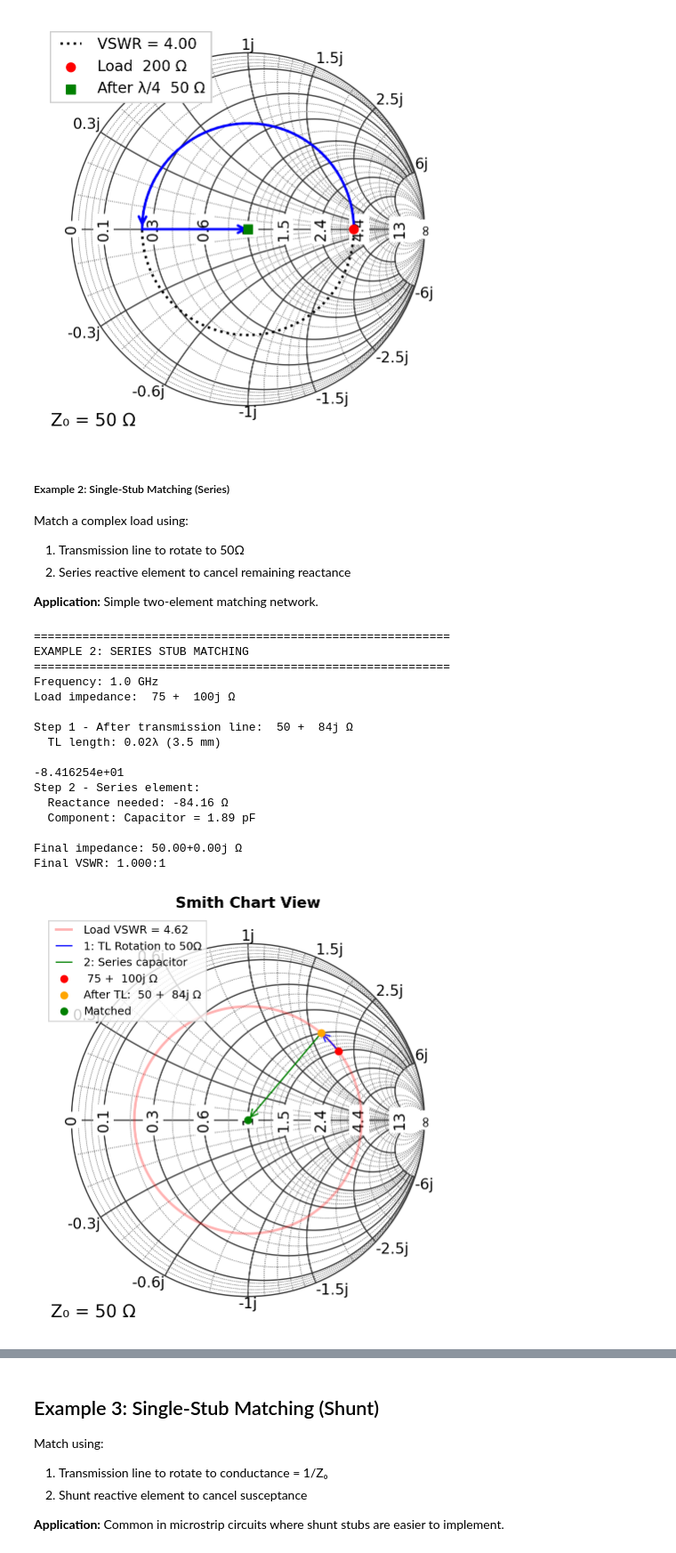
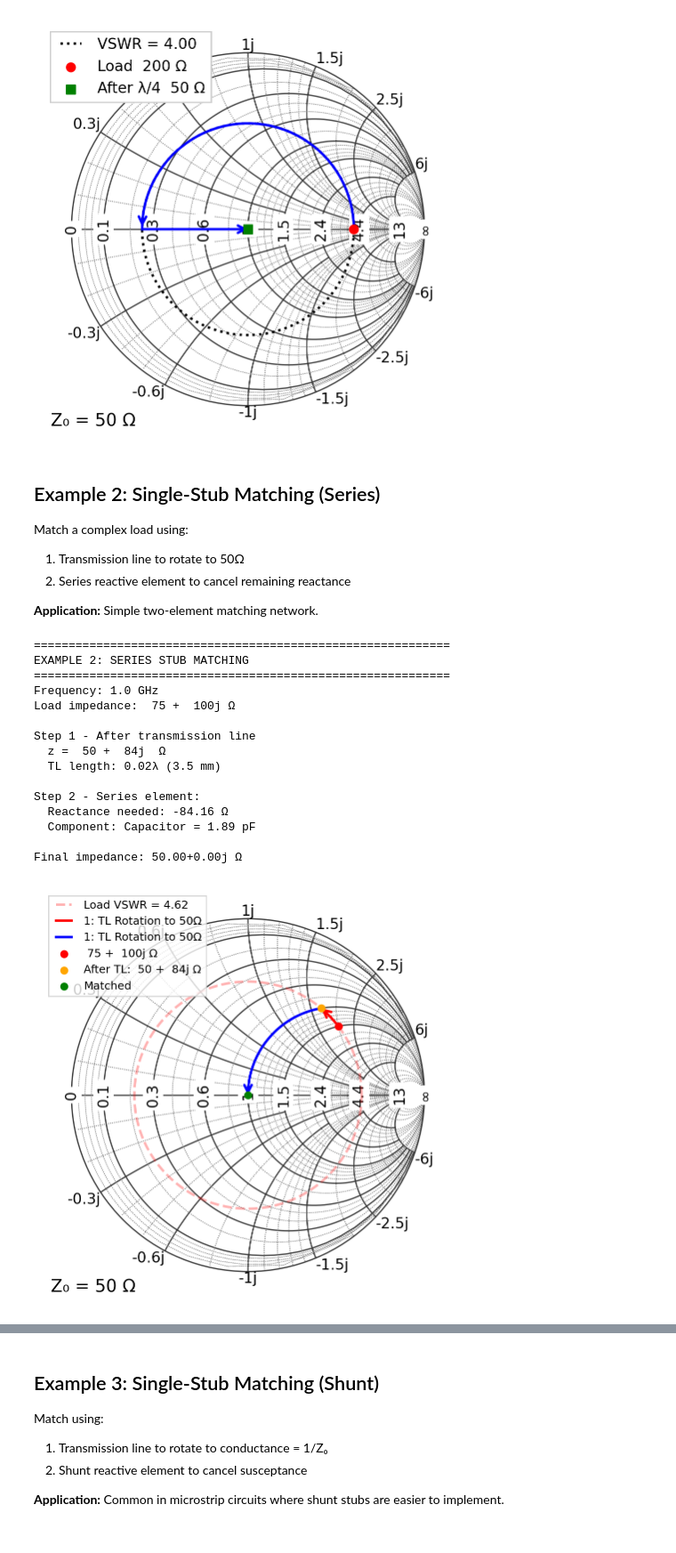
Before and after one commit to scottprahl/pysmithchart, a Jupyter notebook: docs/07_impedance_matching.ipynb, the cells around one changed output, grey strips where cells are left out. Shown at 89% size. Saved outputs shown, nothing was run; the diff lists cells and outputs as text; code cells hidden in the pictures.

```diff
--- a/docs/07_impedance_matching.ipynb
+++ b/docs/07_impedance_matching.ipynb
@@ -133,7 +136,7 @@ plt.show()
 # %% [output]
 [figure]
 # %% [markdown]
-##### Example 2: Single-Stub Matching (Series)
+## Example 2: Single-Stub Matching (Series)
 
 Match a complex load using:
 1. Transmission line to rotate to 50Ω
@@ -143,6 +146,7 @@ Match a complex load using:
 # %%
 Z0 = 50
 Z_load = 75 + 100j  # Complex load
+z_load = Z_load / Z0
 
 print("=" * 60)
 print("EXAMPLE 2: SERIES STUB MATCHING")
@@ -152,15 +156,17 @@ print(f"Load impedance: %s Ω" % cs(Z_load))
 print()
 
 # Step 1: Rotate to real axis
-Z_after_tl = rotate_Z_toward_real(Z_load, Z0, solution="closer")
-print(f"Step 1 - After transmission line: %s Ω" % cs(Z_after_tl, 0))
+z_after_tl = rotate_z_toward_resistance(z_load, 1, solution="closer")
+Z_after_tl = z_after_tl * Z0
 
 # Calculate TL length
-gamma_load = (Z_load / Z0 - 1) / (Z_load / Z0 + 1)
-gamma_tl = (Z_after_tl / Z0 - 1) / (Z_after_tl / Z0 + 1)
+gamma_load = (z_load - 1) / (z_load + 1)
+gamma_tl = (z_after_tl - 1) / (z_after_tl + 1)
 angle_diff = np.angle(gamma_tl) - np.angle(gamma_load)
 wavelength_tl = (angle_diff / (4 * np.pi)) % 1
 length_tl_mm = wavelength_tl * lambda_m * 1000
+print(f"Step 1 - After transmission line")
+print(f"  z = %s  Ω" % cs(Z_after_tl, 0))
 print(f"  TL length: {wavelength_tl:.2f}λ ({length_tl_mm:.1f} mm)")
 print()
 
@@ -176,9 +182,8 @@ print()
 
 # Final impedance
 Z_final = Z_after_tl.real + 1j * (Z_after_tl.imag + X_series)
+z_final = Z_final / Z0
 print(f"Final impedance: {Z_final:.2f} Ω")
-vswr_final = utils.calc_vswr(Z0, Z_final)
-print(f"Final VSWR: {vswr_final:.3f}:1")
 # %% [output]
 ============================================================
 EXAMPLE 2: SERIES STUB MATCHING
@@ -186,34 +191,35 @@ EXAMPLE 2: SERIES STUB MATCHING
 Frequency: 1.0 GHz
 Load impedance:  75 +  100j Ω
 
-Step 1 - After transmission line:  50 +  84j Ω
+Step 1 - After transmission line
+  z =  50 +  84j  Ω
   TL length: 0.02λ (3.5 mm)
 
--8.416254e+01
 Step 2 - Series element:
   Reactance needed: -84.16 Ω
   Component: Capacitor = 1.89 pF
 
 Final impedance: 50.00+0.00j Ω
-Final VSWR: 1.000:1
 # %%
 vswr = utils.calc_vswr(Z0, Z_load)
 
 plt.figure(figsize=(6, 6))
 ax = plt.subplot(111, projection="smith")
 
-ax.plot_vswr(vswr, "r", alpha=0.3, label=f"Load VSWR = {vswr:.2f}")
-ax.plot_rotation_path(Z_load, Z_after_tl, "b-", lw=1, arrow="end", label="1: TL Rotation to 50Ω")
+ax.plot_vswr(vswr, "r--", alpha=0.3, label=f"Load VSWR = {vswr:.2f}")
+ax.plot_rotation_path(Z_load, Z_after_tl, "r-", lw=2, arrow="end", label="1: TL Rotation to 50Ω")
 
 Z_plot = np.array([Z_after_tl, Z_final])
-ax.plot(Z_plot, "g-", lw=1, arrow="end", label="2: Series capacitor")
+ax.plot_constant_resistance(
+    1, "b-", range=(z_after_tl.imag, z_final.imag), lw=2, arrow="end", label="1: TL Rotation to 50Ω"
+)
+
 
 ax.scatter(Z_load, c="red", s=30, label=f"%s Ω" % cs(Z_load))
 ax.scatter(Z_after_tl, c="orange", s=30, label=f"After TL: %s Ω" % cs(Z_after_tl, 0))
 ax.scatter(Z_final, c="green", s=30, label=f"Matched")
 
 ax.legend(loc="upper left", fontsize=9)
-ax.set_title("Smith Chart View", fontsize=12, fontweight="bold")
 plt.show()
 # %% [output]
-[figure, old version]
+[figure, new version]
```
Also changed, not shown: parts of 14 cells of this notebook, 5 other files.
